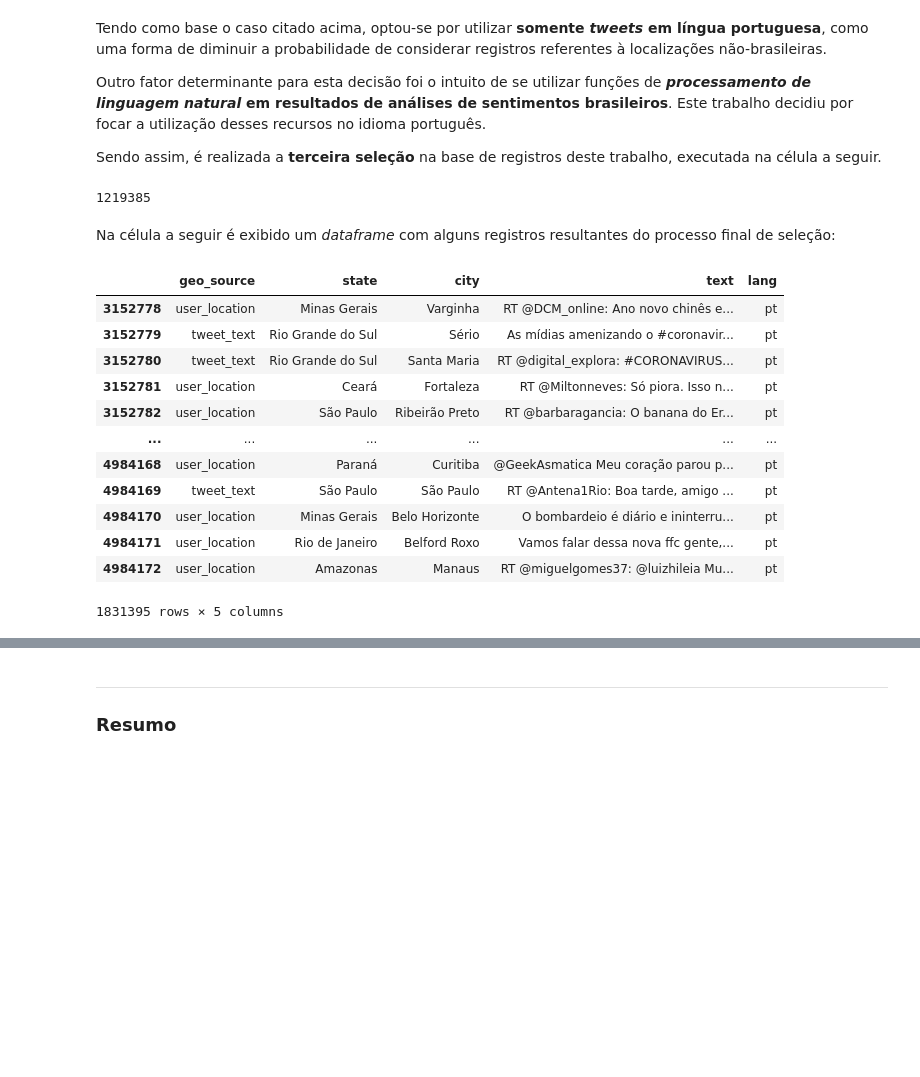
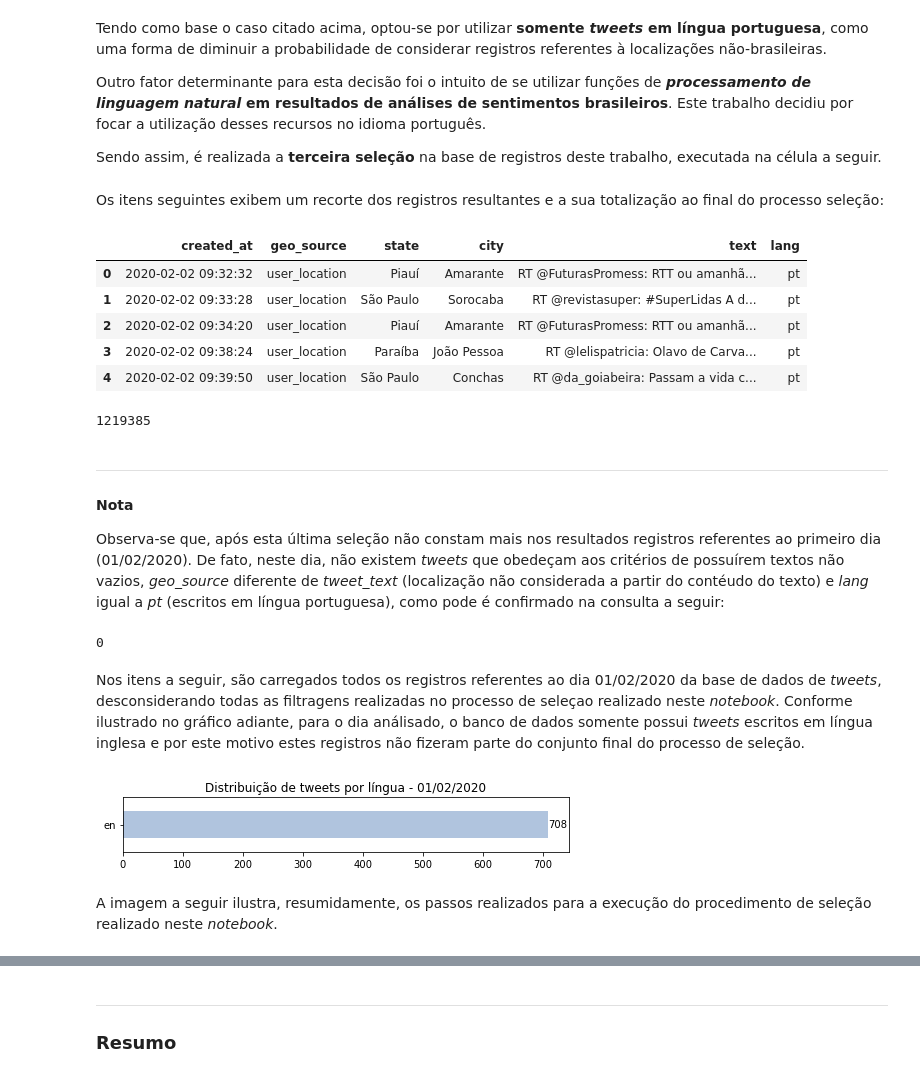
Before and after one commit to mariogmp/LCDIA, a Jupyter notebook: geocov19_brasil_02_selecao.ipynb, the cells around one changed output, grey strips where cells are left out. Drawn from its saved outputs; the diff is of its cells as text; code cells hidden in the pictures; blank space fills up the shorter version.

```diff
--- a/geocov19_brasil_02_selecao.ipynb
+++ b/geocov19_brasil_02_selecao.ipynb
@@ -59,4 +54,7 @@ No passo seguinte, serão selecionados **somente os *tweets* que tiveram seus co
 Os dados são montados em um *dataframe* para facilitar a visualização e investigação dos resultados.
 # %%
 df_1 = pd.DataFrame.from_records(collection.find({'text': {'$ne':None}, 'lang': {'$ne':None}}, {'state':1,'city':1,'lang':1,'geo_source':1,'text':1,'created_at':1,'_id': 0}))
+# %%
+df_1 = df_1.sort_values(by='created_at')
+df_1 = df_1.reset_index(drop=True)
 # %% [markdown]
@@ -170,5 +161,5 @@ A célula a seguir filtra os registros citados e totaliza novamente a quantidade
 # %%
 df_2 = df_1.query("geo_source != 'tweet_text'")
-df_2.shape[0]
+df_2 = df_2.reset_index(drop=True)
 # %% [output]
 1921272
@@ -224,24 +228,37 @@ Outro fator determinante para esta decisão foi o intuito de se utilizar funçõ
 Sendo assim, é realizada a **terceira seleção** na base de registros deste trabalho, executada na célula a seguir.
 # %%
 df_3 = df_2.query("lang == 'pt'")
-df_3.shape[0]
+df_3 = df_3.reset_index(drop=True)
-# %% [output]
-1219385
-# %% [markdown]
-Na célula a seguir é exibido um *dataframe* com alguns registros resultantes do processo final de seleção:
+# %% [markdown]
+Os itens seguintes exibem um recorte dos registros resultantes e a sua totalização ao final do processo seleção:
 # %%
-df_3
+df_3.head()
 # %% [output]
-|  | geo_source | state | city | text | lang |
-| 3152778 | user_location | Minas Gerais | Varginha | RT @DCM_online: Ano novo chinês e... | pt |
-| 3152779 | tweet_text | Rio Grande do Sul | Sério | As mídias amenizando o #coronavir... | pt |
-| 3152780 | tweet_text | Rio Grande do Sul | Santa Maria | RT @digital_explora: #CORONAVIRUS... | pt |
-| 3152781 | user_location | Ceará | Fortaleza | RT @Miltonneves: Só piora. Isso n... | pt |
-| 3152782 | user_location | São Paulo | Ribeirão Preto | RT @barbaragancia: O banana do Er... | pt |
-| ... | ... | ... | ... | ... | ... |
-| 4984168 | user_location | Paraná | Curitiba | @GeekAsmatica Meu coração parou p... | pt |
-| 4984169 | tweet_text | São Paulo | São Paulo | RT @Antena1Rio: Boa tarde, amigo ... | pt |
-| 4984170 | user_location | Minas Gerais | Belo Horizonte | O bombardeio é diário e ininterru... | pt |
-| 4984171 | user_location | Rio de Janeiro | Belford Roxo | Vamos falar dessa nova ffc gente,... | pt |
-| 4984172 | user_location | Amazonas | Manaus | RT @miguelgomes37: @luizhileia Mu... | pt |
+|  | created_at | geo_source | state | city | text | lang |
+| 0 | 2020-02-02 09:32:32 | user_location | Piauí | Amarante | RT @FuturasPromess: RTT ou amanhã... | pt |
+| 1 | 2020-02-02 09:33:28 | user_location | São Paulo | Sorocaba | RT @revistasuper: #SuperLidas A d... | pt |
+| 2 | 2020-02-02 09:34:20 | user_location | Piauí | Amarante | RT @FuturasPromess: RTT ou amanhã... | pt |
+| 3 | 2020-02-02 09:38:24 | user_location | Paraíba | João Pessoa | RT @lelispatricia: Olavo de Carva... | pt |
+| 4 | 2020-02-02 09:39:50 | user_location | São Paulo | Conchas | RT @da_goiabeira: Passam a vida c... | pt |
-1831395 rows × 5 columns
+# %%
+len(df_3)
+# %% [output]
+1219385
+# %% [markdown]
+***
+#### Nota
+
+Observa-se que, após esta última seleção não constam mais nos resultados registros referentes ao primeiro dia (01/02/2020). De fato, neste dia, não existem *tweets* que obedeçam aos critérios de possuírem textos não vazios, *geo_source* diferente de *tweet_text* (localização não considerada a partir do contéudo do texto) e *lang* igual a *pt* (escritos em língua portuguesa), como pode é confirmado na consulta a seguir:
+# %%
+from datetime import datetime
+
+start = datetime(2020, 2, 1, 0, 0, 0)
+end = datetime(2020, 2, 1, 23, 59, 59)
+
+query =
+
+collection.count_documents({'text':{'$ne':None}, 'lang':'pt', 'created_at': {'$lt': end, '$gte': start}, '$or':[{'geo_source':'place'}, {'geo_source':'user_location'}]})
+# %% [output]
+0
+# %% [markdown]
+Nos itens a seguir, são carregados todos os registros referentes ao dia 01/02/2020 da base de dados de *tweets*, desconsiderando todas as filtragens realizadas no processo de seleçao realizado neste *notebook*. Conforme ilustrado no gráfico adiante, para o dia análisado, o banco de dados somente possui *tweets* escritos em língua inglesa e por este motivo estes registros não fizeram parte do conjunto final do processo de seleção.
@@ -247,0 +267,9 @@ df_3
+# %%
+df_01_02_2020.lang.value_counts()[:10].plot(kind='barh', figsize=(8, 1), title = 'Distribuição de tweets por língua - 01/02/2020', color='lightsteelblue')
+
+for index, value in enumerate(df_01_02_2020.lang.value_counts()[:10]):
+    plt.text(value, index, str(value), verticalalignment='center')
+# %% [output]
+[figure, added]
+# %% [markdown]
+A imagem a seguir ilustra, resumidamente, os passos realizados para a execução do procedimento de seleção realizado neste *notebook*.
```
Also changed, not shown: parts of 17 cells of this notebook, 4 other files.
